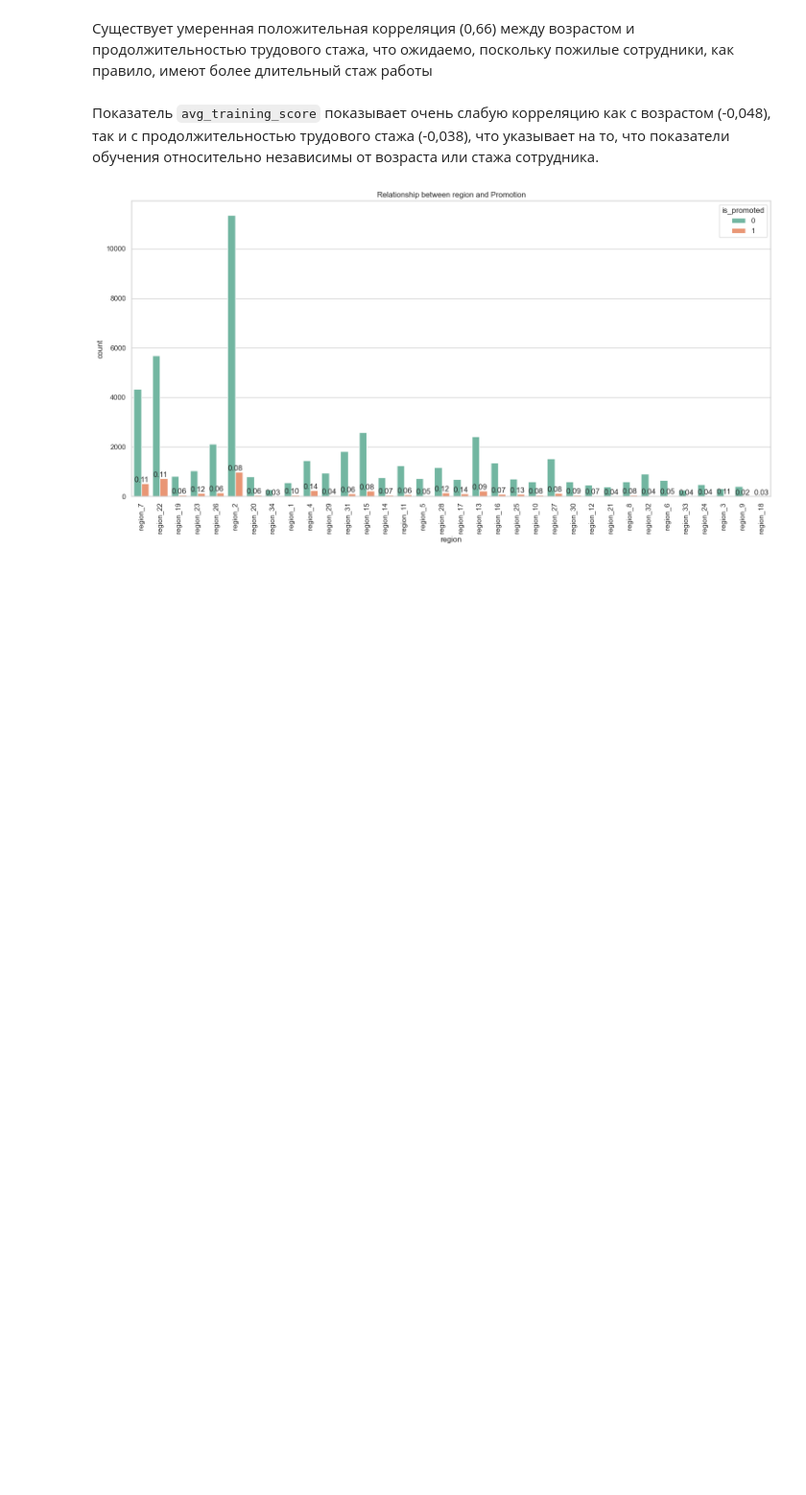
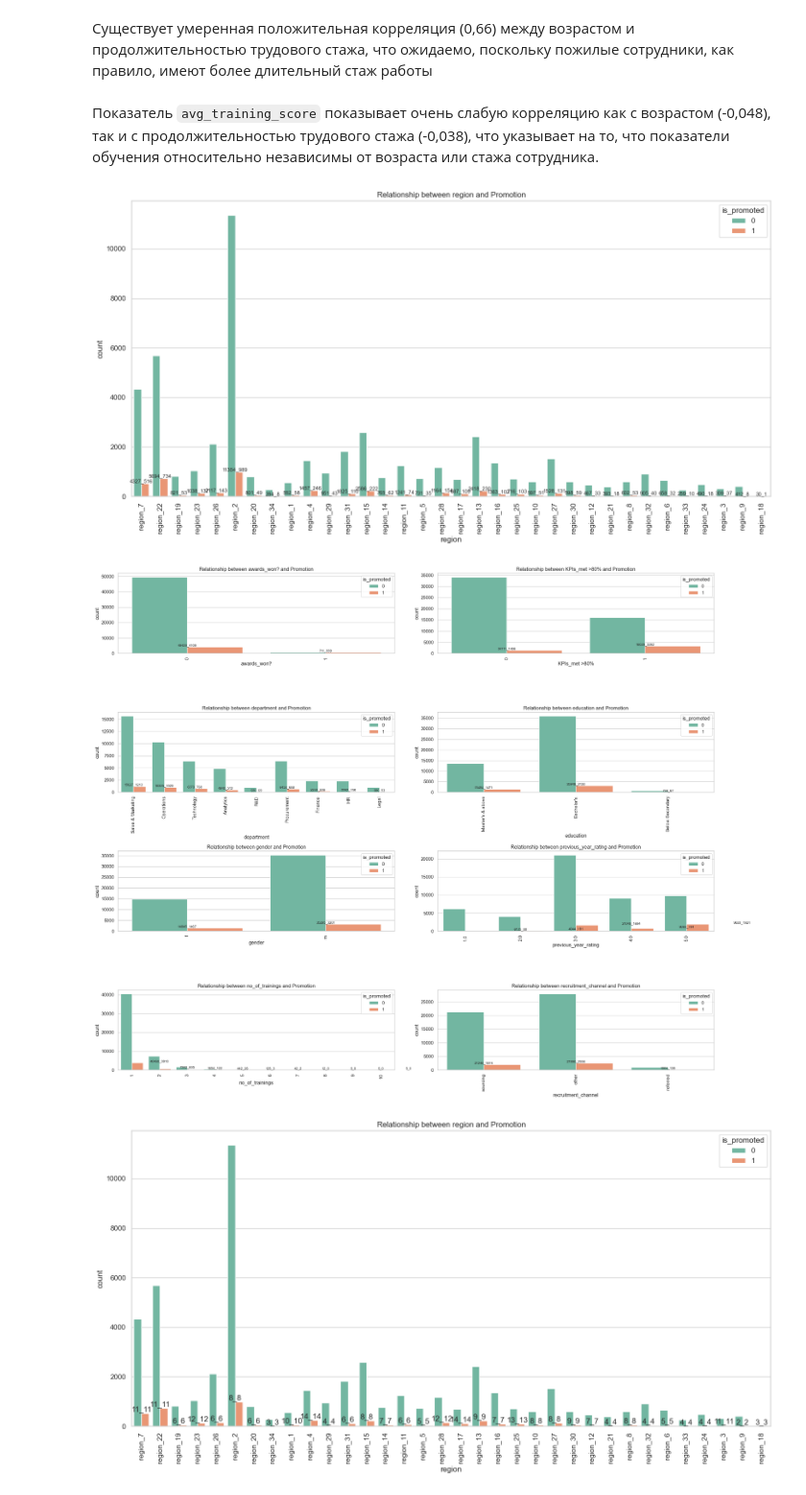
Before and after one commit to KoryakovDmitry/ml-sys-design-task, a Jupyter notebook: ml_sys_design_babushkin_task.ipynb, the cells around one changed output. Shown at 96% size. Cells and saved outputs as stored; diff of their text form; code cells hidden in the pictures; blank space fills up the shorter version.

Commit message:
add categ anal

```diff
--- a/ml_sys_design_babushkin_task.ipynb
+++ b/ml_sys_design_babushkin_task.ipynb
@@ -264,6 +266,41 @@ plt.show()
 Существует умеренная положительная корреляция (0,66) между возрастом и продолжительностью трудового стажа, что ожидаемо, поскольку пожилые сотрудники, как правило, имеют более длительный стаж работы
 # %% [markdown]
 Показатель `avg_training_score` показывает очень слабую корреляцию как с возрастом (-0,048), так и с продолжительностью трудового стажа (-0,038), что указывает на то, что показатели обучения относительно независимы от возраста или стажа сотрудника.
+# %%
+plt.figure(figsize=(15, 8))
+
+
+def plot_promote_rate(df, column):
+    sns.countplot(data=df, x=column, hue='is_promoted', palette='Set2')
+    plt.title(f'Relationship between {column} and Promotion')
+    plt.xticks(rotation=90)
+
+    # Calculate and add ratios
+    uniq_values_of_column = df[column].unique()
+    for uniq_value_of_column in uniq_values_of_column:
+        count_promoted = df[(df[column] == uniq_value_of_column) & (df["is_promoted"] == 1)].shape[0]
+        count_not_promoted = df[(df[column] == uniq_value_of_column) & (df["is_promoted"] == 0)].shape[0]
+        plt.text(uniq_value_of_column, count_promoted, f'{count_not_promoted}_{count_promoted}', ha='center',
+                 va='bottom', fontsize=8)
+
+
+plot_promote_rate(df, column="region")
+plt.tight_layout()
+plt.show()
+
+plt.figure(figsize=(22, 18))
+
+categorical_features_except_region = [c for c in categorical_features if c != "region"]
+
+for i, column in enumerate(categorical_features_except_region, 1):
+    plt.subplot(4, 2, i)
+    plot_promote_rate(df, column)
+
+plt.tight_layout()
+plt.show()
+# %% [output]
+[figure, added]
+[figure, added]
 # %%
 plt.figure(figsize=(15, 8))
 
```
Also changed, not shown: parts of 3 cells of this notebook.
